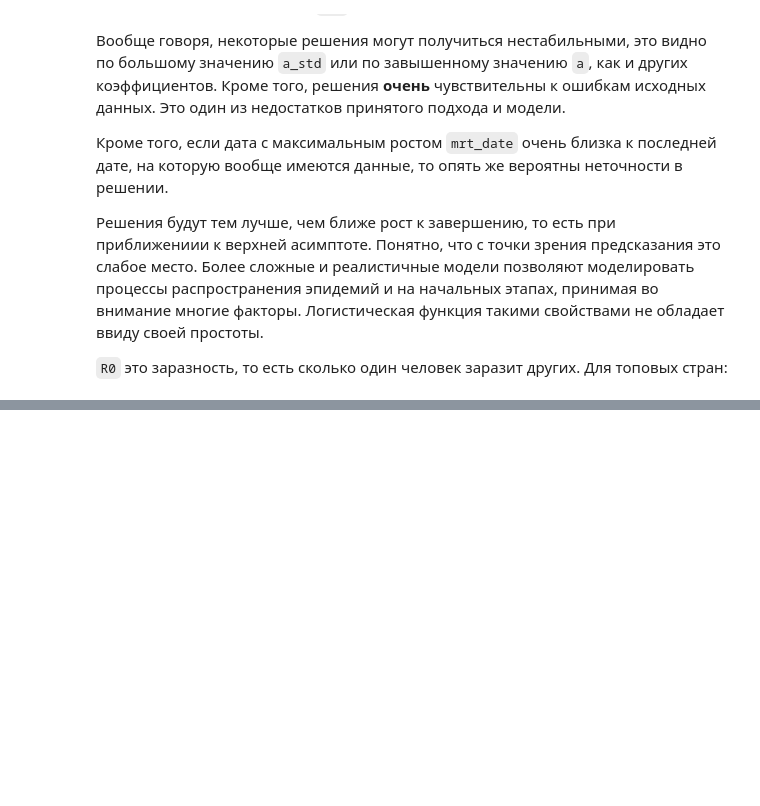
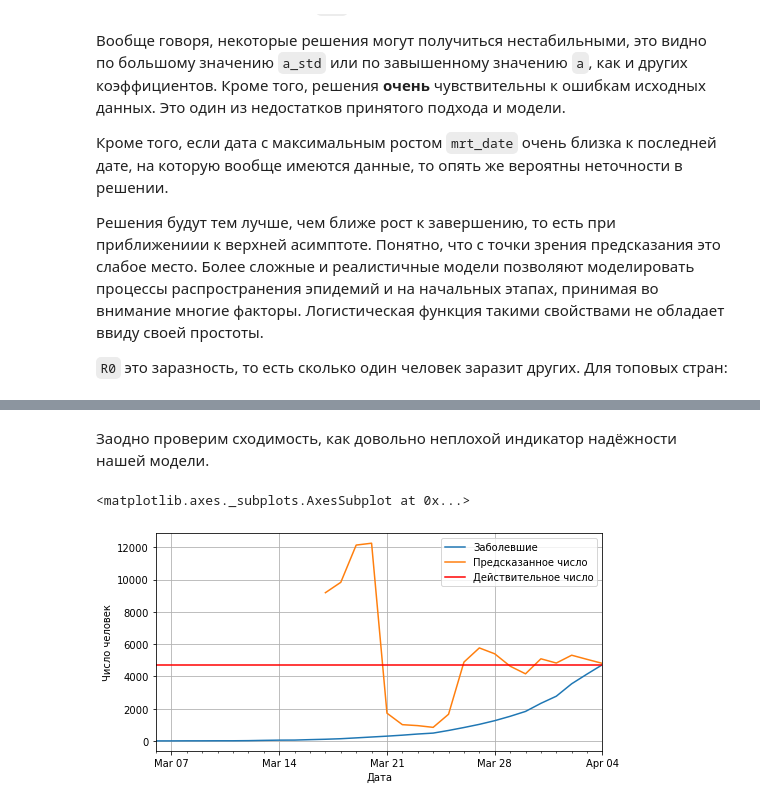
Before and after one commit to ioshchepkov/thegeodesy, a Jupyter notebook: covid19/COVID-19.ipynb, the cells around one changed output, grey strips where cells are left out. Drawn from its saved outputs; the diff is of its cells as text; code cells hidden in the pictures; blank space fills up the shorter version.

```diff
--- a/covid19/COVID-19.ipynb
+++ b/covid19/COVID-19.ipynb
@@ -498,0 +522,7 @@ top_countries_predict
+# %% [markdown]
+Заодно проверим сходимость, как довольно неплохой индикатор надёжности нашей модели.
+# %%
+plot_convergence(data_model)
+# %% [output]
+<matplotlib.axes._subplots.AxesSubplot at 0x...>
+[figure, added]
```
Also changed, not shown: parts of 23 cells of this notebook.
